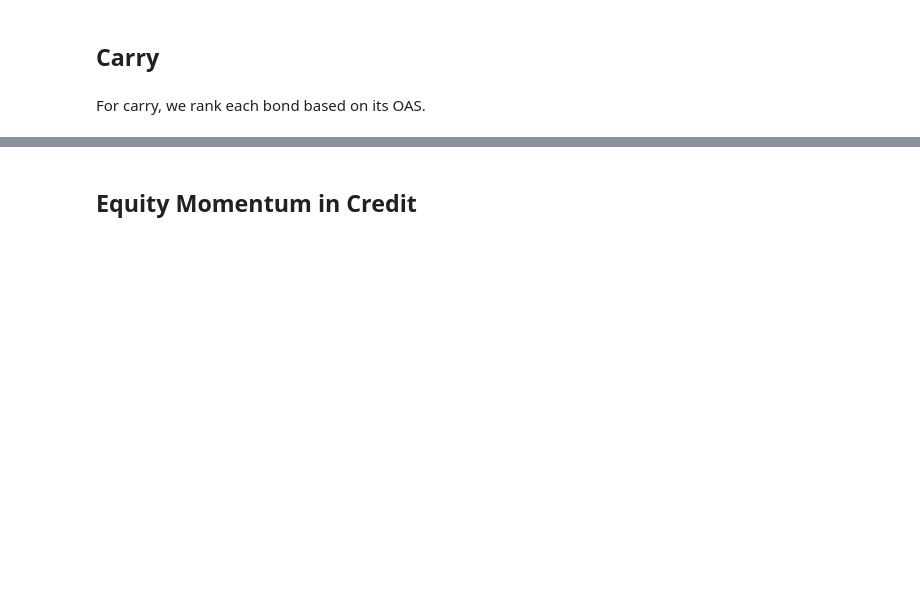
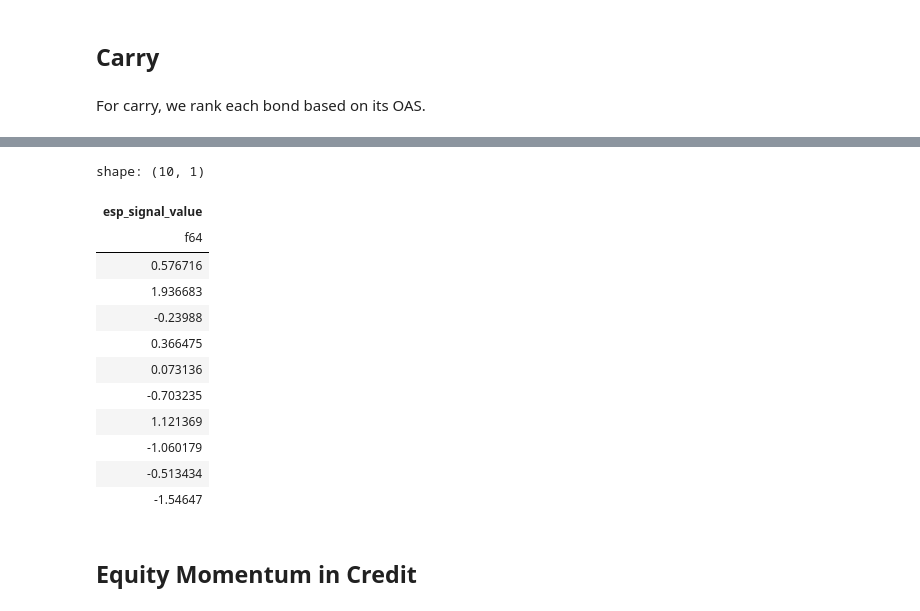
Before and after one commit to BSIC/bsic-systematic-credit, a Jupyter notebook: src/signals/signal_eval.ipynb, the cells around one changed output, grey strips where cells are left out. Drawn from its saved outputs; the diff is of its cells as text; code cells hidden in the pictures; blank space fills up the shorter version.

```diff
--- a/src/signals/signal_eval.ipynb
+++ b/src/signals/signal_eval.ipynb
@@ -390,6 +496,7 @@ class Signal():
         return transition_probabilities
 
     def plot(self, title: str, probabilities_lag: int = 1):
+        plt.style.use('default')
         quantile_col = self.quantile_col_name
         n_quantiles = self.n_quantiles
 
@@ -459,7 +566,7 @@ class Signal():
         # apply_bsic_style(fig, spline_ax)
 
 
-        # subtitle = "Expected Alpha and Volatility of Carry Factor, Transition Probabilities and fitted LOWESS curve."
+        subtitle = "Expected Alpha and Volatility of Carry Factor, Transition Probabilities and fitted LOWESS curve."
         # add_title_subtitle(fig, title, subtitle)
         return fig
 # %% [markdown]
@@ -600,7 +925,21 @@ value_signal.fit_alpha_estimates()
 # %%
 bond_data = value_signal.df
 
-bond_data.select('esp_signal_value')
+bond_data.filter(pl.col('esp_signal_value').is_not_null()).select('esp_signal_value').unique()
+# %% [output]
+shape: (10, 1)
+| esp_signal_value |
+| f64 |
+| 0.576716 |
+| 1.936683 |
+| -0.23988 |
+| 0.366475 |
+| 0.073136 |
+| -0.703235 |
+| 1.121369 |
+| -1.060179 |
+| -0.513434 |
+| -1.54647 |
 # %% [markdown]
 ## Equity Momentum in Credit
 # %%
```
Also changed, not shown: parts of 61 cells of this notebook.
